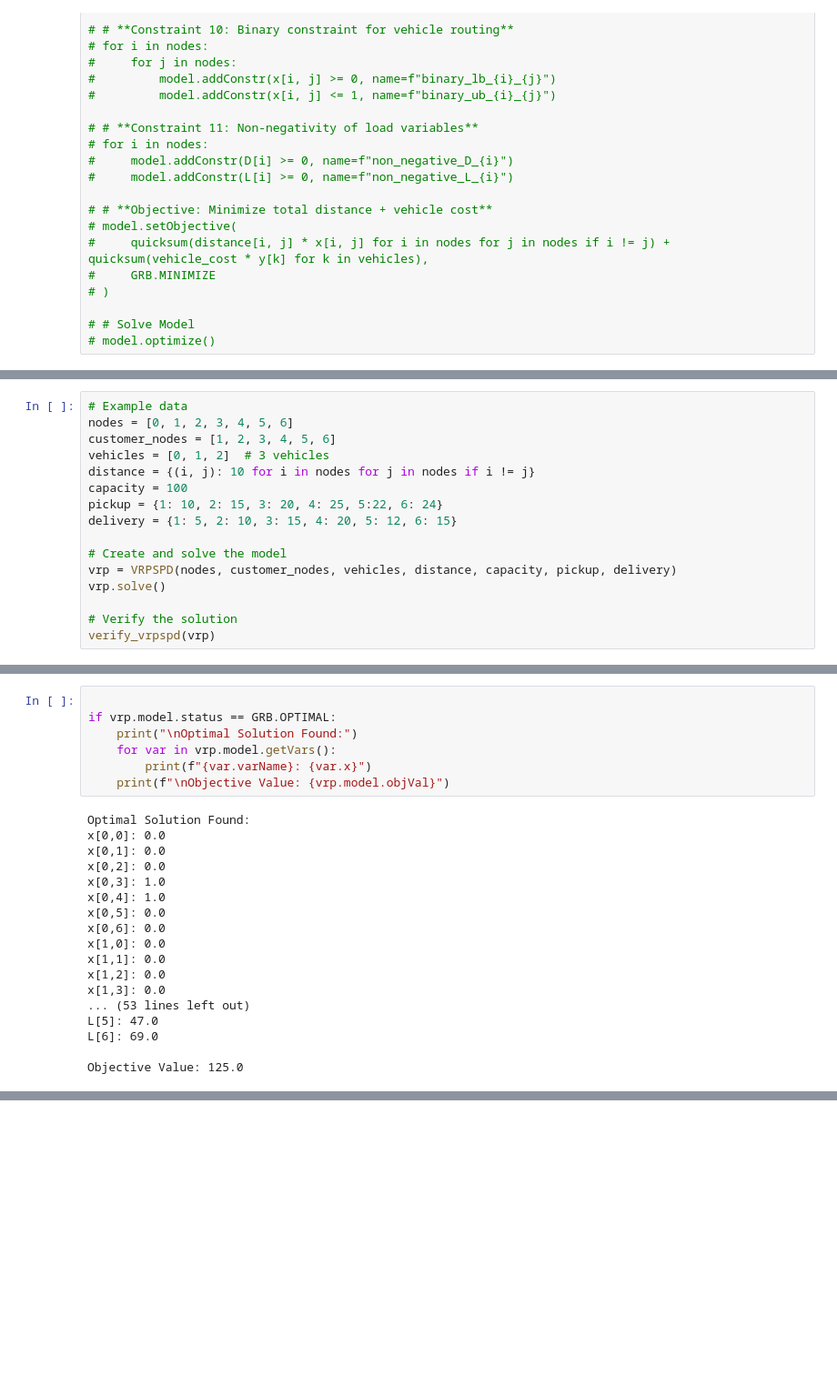
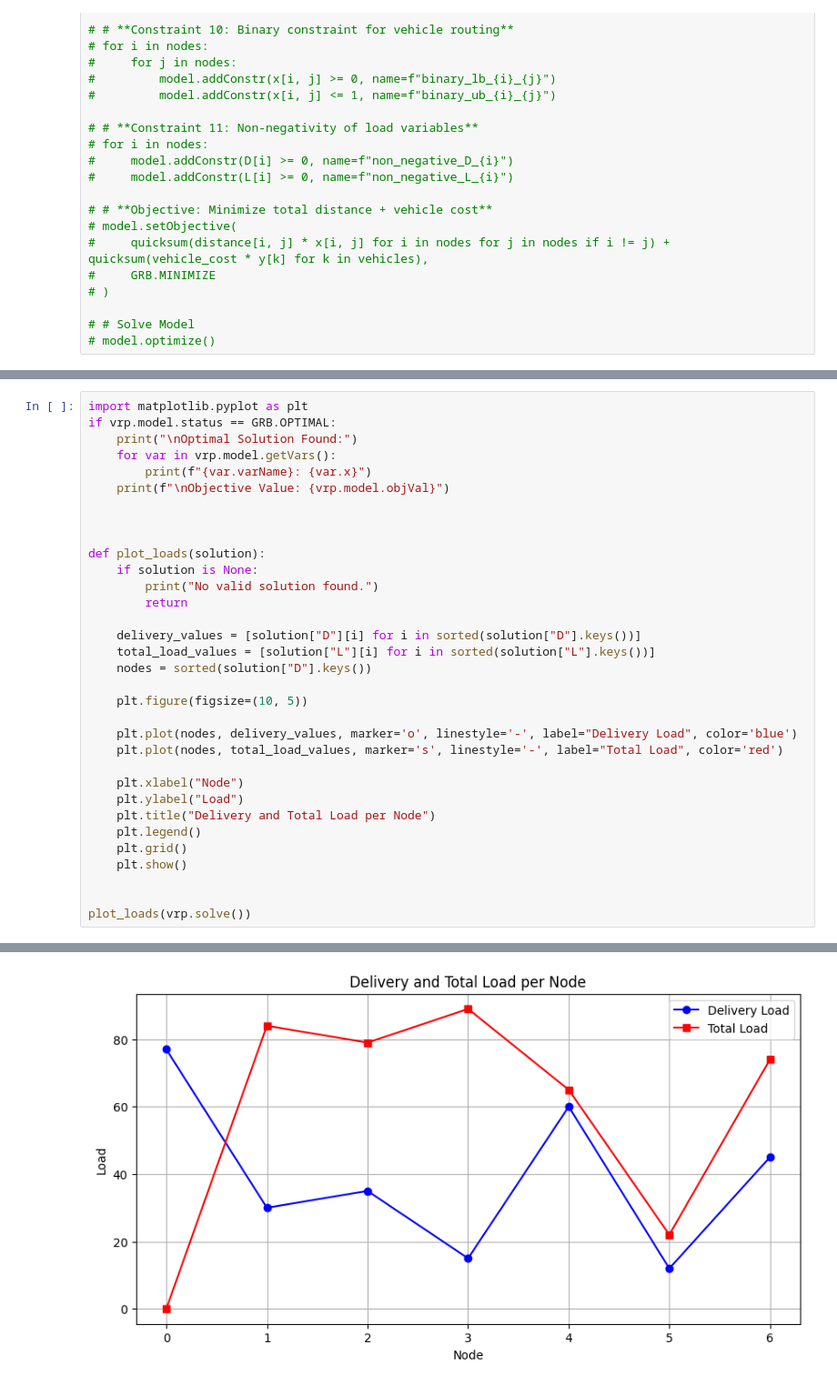
Before and after one commit to akstamimech/VRPSPD, a Jupyter notebook: project/optimization_code_true_new.ipynb, the cells around one changed output, grey strips where cells are left out. Shown: that part at 91% size. Saved outputs shown, nothing was run; the diff lists cells and outputs as text; blank space fills up the shorter version.

Commit message:
added delivery load testing

```diff
--- a/project/optimization_code_true_new.ipynb
+++ b/project/optimization_code_true_new.ipynb
@@ -254,16 +297,0 @@ def verify_vrpspd(vrp):
-# %%
-# Example data
-nodes = [0, 1, 2, 3, 4, 5, 6]
-customer_nodes = [1, 2, 3, 4, 5, 6]
-vehicles = [0, 1, 2]  # 3 vehicles
-distance = {(i, j): 10 for i in nodes for j in nodes if i != j}
-capacity = 100
-pickup = {1: 10, 2: 15, 3: 20, 4: 25, 5:22, 6: 24}
-delivery = {1: 5, 2: 10, 3: 15, 4: 20, 5: 12, 6: 15}
-
-# Create and solve the model
-vrp = VRPSPD(nodes, customer_nodes, vehicles, distance, capacity, pickup, delivery)
-vrp.solve()
-
-# Verify the solution
-verify_vrpspd(vrp)
@@ -288,25 +298,34 @@ Vehicle 2 route: 0 -> 3 -> 2 -> 1 -> 6 -> 0
-# %%
-
-if vrp.model.status == GRB.OPTIMAL:
-    print("\nOptimal Solution Found:")
-    for var in vrp.model.getVars():
-        print(f"{var.varName}: {var.x}")
-    print(f"\nObjective Value: {vrp.model.objVal}")
-# %% [output]
-Optimal Solution Found:
-x[0,0]: 0.0
-x[0,1]: 0.0
-x[0,2]: 0.0
-x[0,3]: 1.0
-x[0,4]: 1.0
-x[0,5]: 0.0
-x[0,6]: 0.0
-x[1,0]: 0.0
-x[1,1]: 0.0
-x[1,2]: 0.0
-x[1,3]: 0.0
-... (53 lines left out)
-L[5]: 47.0
-L[6]: 69.0
-
-Objective Value: 125.0
+# %%
+import matplotlib.pyplot as plt
+if vrp.model.status == GRB.OPTIMAL:
+    print("\nOptimal Solution Found:")
+    for var in vrp.model.getVars():
+        print(f"{var.varName}: {var.x}")
+    print(f"\nObjective Value: {vrp.model.objVal}")
+
+
+
+def plot_loads(solution):
+    if solution is None:
+        print("No valid solution found.")
+        return
+
+    delivery_values = [solution["D"][i] for i in sorted(solution["D"].keys())]
+    total_load_values = [solution["L"][i] for i in sorted(solution["L"].keys())]
+    nodes = sorted(solution["D"].keys())
+
+    plt.figure(figsize=(10, 5))
+
+    plt.plot(nodes, delivery_values, marker='o', linestyle='-', label="Delivery Load", color='blue')
+    plt.plot(nodes, total_load_values, marker='s', linestyle='-', label="Total Load", color='red')
+
+    plt.xlabel("Node")
+    plt.ylabel("Load")
+    plt.title("Delivery and Total Load per Node")
+    plt.legend()
+    plt.grid()
+    plt.show()
+
+
+plot_loads(vrp.solve())
+# %% [output]
@@ -313,3 +349,4 @@ Objective Value: 125.0
+[figure, added]
 # %%
 import gurobipy as gp
 from gurobipy import GRB, quicksum
```
Also changed, not shown: parts of 8 cells of this notebook.
